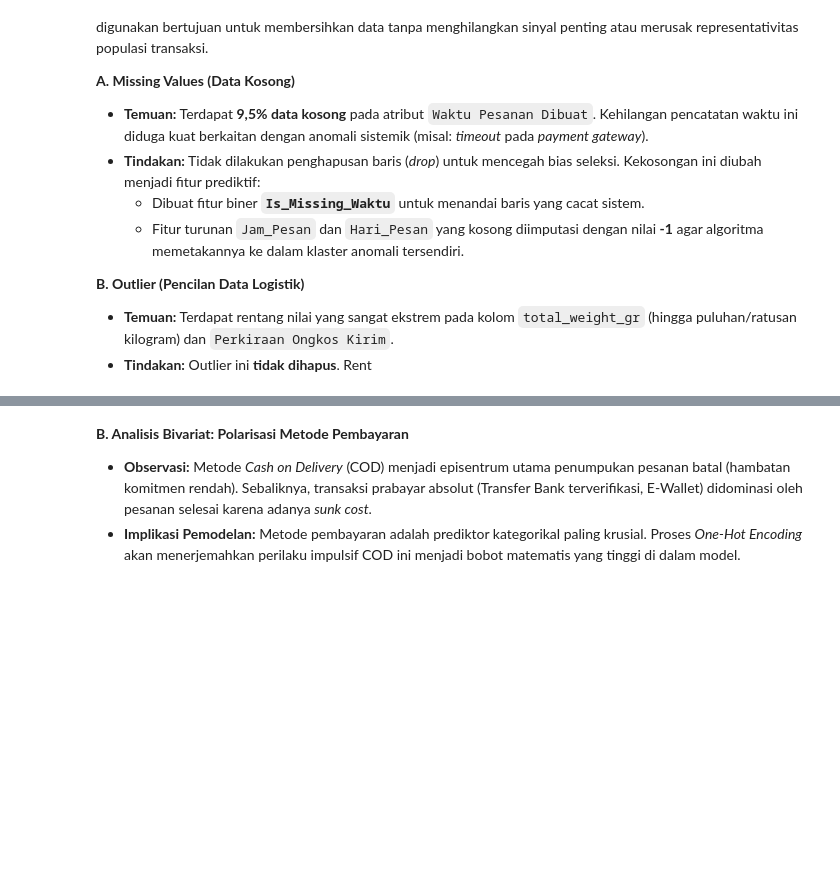
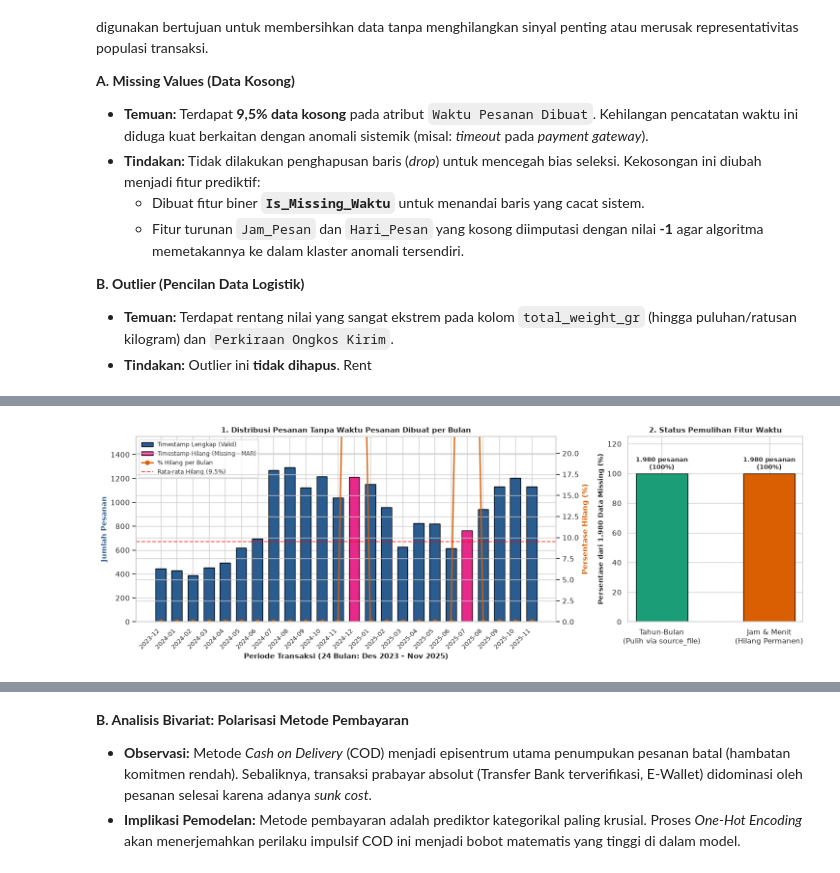
Before and after one commit to Morxidia/17_IF-B_wkwkwk, a Jupyter notebook: main.ipynb, the cells around one changed output, grey strips where cells are left out. Cells and saved outputs as stored; diff of their text form; code cells hidden in the pictures; blank space fills up the shorter version.

```diff
--- a/main.ipynb
+++ b/main.ipynb
@@ -115,0 +309,69 @@ Tahap ini berfokus pada identifikasi dan penanganan anomali pada dataset mentah
+# %%
+import numpy as np
+import pandas as pd
+import matplotlib.pyplot as plt
+
+# 1. Ekstraksi Tahun-Bulan langsung via Pandas (tanpa perlu import re)
+month_map = {
+    "January": "01", "February": "02", "March": "03", "April": "04",
+    "May": "05", "June": "06", "July": "07", "August": "08",
+    "September": "09", "October": "10", "November": "11", "December": "12"
+}
+
+# Ekstrak nama bulan dan 4 digit tahun dari 'source_file' (misal: 'AugustSales2024.xlsx')
+extracted = df["source_file"].astype(str).str.extract(r"([A-Za-z]+)Sales(\d{4})")
+df["order_year_month"] = extracted[1] + "-" + extracted[0].map(month_map).fillna("01")
+df["is_missing_time"] = df["Waktu Pesanan Dibuat"].isna()
+
+# 2. Agregasi data bulanan (Valid vs Missing Timestamp)
+monthly_summary = df.groupby("order_year_month").agg(
+    total=("order_id", "count"),
+    missing=("is_missing_time", "sum"),
+    valid=("is_missing_time", lambda x: (~x).sum()),
+    missing_pct=("is_missing_time", lambda x: x.mean() * 100)
+).reset_index().sort_values("order_year_month")
+
+# 3. Plot 2-Panel: Pemetaan Bulanan & Status Pemulihan
+fig, (ax1, ax2) = plt.subplots(1, 2, figsize=(15, 5.2), gridspec_kw={"width_ratios": [2.4, 1]})
+
+# Panel 1: Stacked Bar Chart per Bulan Transaksi + Garis Tren % Missing
+x = np.arange(len(monthly_summary))
+width = 0.65
+
+ax1.bar(x, monthly_summary["valid"], width, label="Timestamp Lengkap (Valid)", color="#2B5C8F", edgecolor="black")
+ax1.bar(x, monthly_summary["missing"], width, bottom=monthly_summary["valid"], label="Timestamp Hilang (Missing - MAR)", color="#E7298A", edgecolor="black")
+
+ax1.set_ylabel("Jumlah Pesanan", fontsize=10.5, fontweight="bold", color="#2B5C8F")
+ax1.set_xlabel("Periode Transaksi (24 Bulan: Des 2023 – Nov 2025)", fontsize=10.5, fontweight="bold")
+ax1.set_xticks(x)
+ax1.set_xticklabels(monthly_summary["order_year_month"], rotation=45, ha="right", fontsize=9)
+ax1.set_ylim(0, monthly_summary["total"].max() * 1.2)
+ax1.set_title("1. Distribusi Pesanan Tanpa Waktu Pesanan Dibuat per Bulan", fontsize=11, fontweight="bold")
+
+# Garis Persentase Missing di Sumbu Kanan
+ax1_twin = ax1.twinx()
+ax1_twin.plot(x, monthly_summary["missing_pct"], color="#D95F02", marker="o", linewidth=2, label="% Hilang per Bulan")
+ax1_twin.axhline(df["is_missing_time"].mean() * 100, color="red", linestyle="--", alpha=0.7, label=f"Rata-rata Hilang ({df['is_missing_time'].mean()*100:.1f}%)")
+ax1_twin.set_ylabel("Persentase Hilang (%)", fontsize=10.5, fontweight="bold", color="#D95F02")
+ax1_twin.set_ylim(0, 22)
+
+# Legend Gabungan Panel 1
+h1, l1 = ax1.get_legend_handles_labels()
+h2, l2 = ax1_twin.get_legend_handles_labels()
+ax1.legend(h1 + h2, l1 + l2, loc="upper left", fontsize=8.5)
+
+# Panel 2: Status Pemulihan Data Temporal
+recovery_labels = ["Tahun-Bulan\n(Pulih via source_file)", "Jam & Menit\n(Hilang Permanen)"]
+recovery_vals = [100.0, 100.0]
+bars_rec = ax2.bar(recovery_labels, recovery_vals, color=["#1B9E77", "#D95F02"], edgecolor="black", width=0.48)
+ax2.set_ylabel("Persentase dari 1.980 Data Missing (%)", fontsize=10, fontweight="bold")
+ax2.set_ylim(0, 125)
+ax2.set_title("2. Status Pemulihan Fitur Waktu", fontsize=11, fontweight="bold")
+
+for bar in bars_rec:
+    ax2.text(bar.get_x() + bar.get_width()/2, 103, "1.980 pesanan\n(100%)", ha="center", fontsize=9, fontweight="bold")
+
+plt.tight_layout()
+plt.show()
+# %% [output]
+[figure, added]
```
Also changed, not shown: parts of 34 cells of this notebook.
